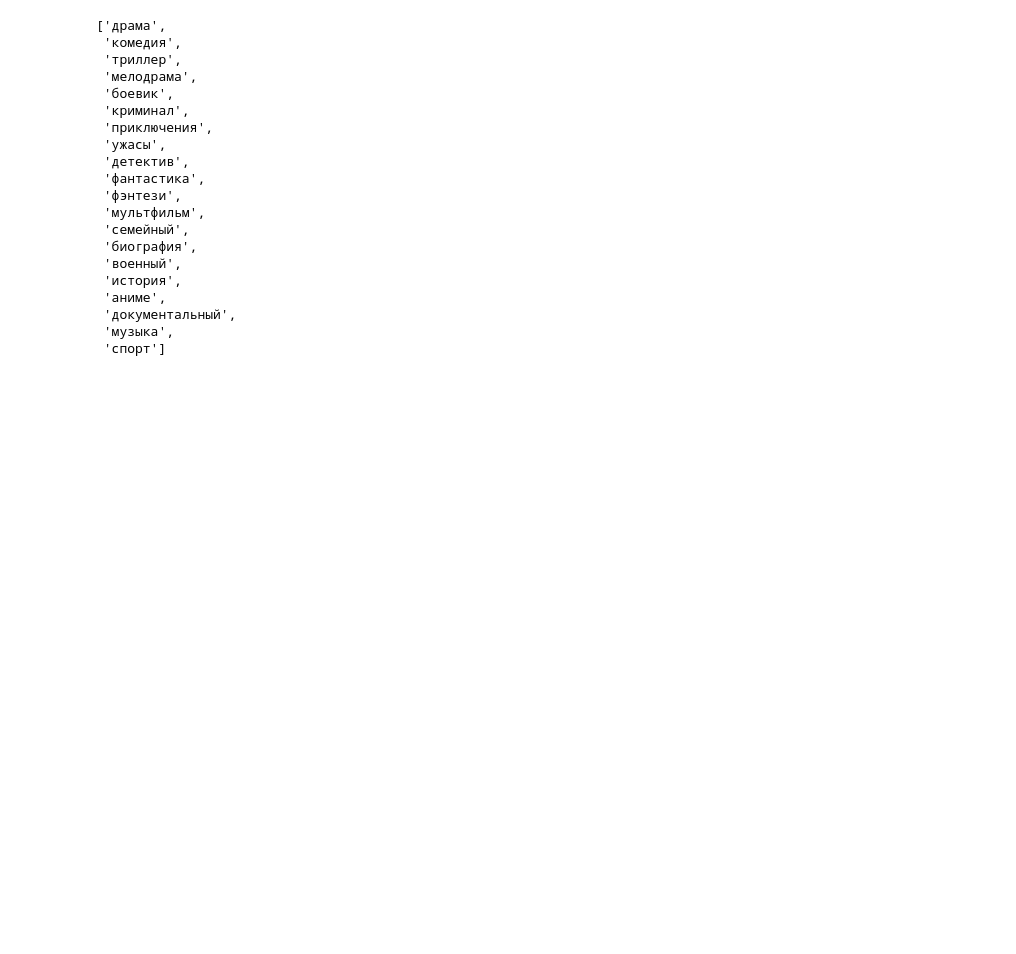
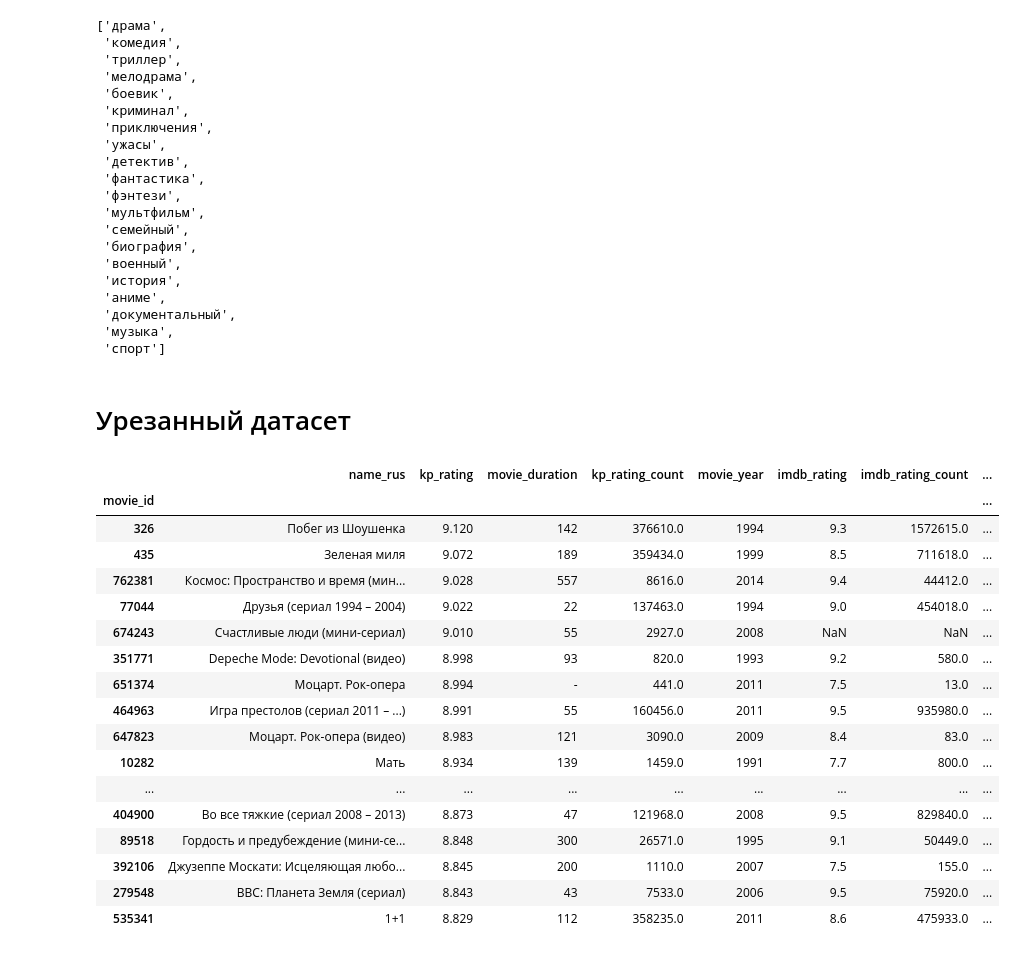
Before and after one commit to dann1erel/movie_rec_system, a Jupyter notebook: services/data_processing.ipynb, the cells around one changed output. Cells and saved outputs as stored; diff of their text form; code cells hidden in the pictures; blank space fills up the shorter version.

```diff
--- a/services/data_processing.ipynb
+++ b/services/data_processing.ipynb
@@ -155,3 +155,27 @@ get_genres(kp)
  'документальный',
  'музыка',
  'спорт']
+# %% [markdown]
+# Урезанный датасет
+# %%
+kp = kp.sort_values('kp_rating', ascending=False)
+kp.head(20)
+# %% [output]
+|  | name_rus | kp_rating | movie_duration | kp_rating_count | movie_year | imdb_rating | imdb_rating_count | ... |
+| movie_id |  |  |  |  |  |  |  | ... |
+| 326 | Побег из Шоушенка | 9.120 | 142 | 376610.0 | 1994 | 9.3 | 1572615.0 | ... |
+| 435 | Зеленая миля | 9.072 | 189 | 359434.0 | 1999 | 8.5 | 711618.0 | ... |
+| 762381 | Космос: Пространство и время (мин... | 9.028 | 557 | 8616.0 | 2014 | 9.4 | 44412.0 | ... |
+| 77044 | Друзья (сериал 1994 – 2004) | 9.022 | 22 | 137463.0 | 1994 | 9.0 | 454018.0 | ... |
+| 674243 | Счастливые люди (мини-сериал) | 9.010 | 55 | 2927.0 | 2008 | NaN | NaN | ... |
+| 351771 | Depeche Mode: Devotional (видео) | 8.998 | 93 | 820.0 | 1993 | 9.2 | 580.0 | ... |
+| 651374 | Моцарт. Рок-опера | 8.994 | - | 441.0 | 2011 | 7.5 | 13.0 | ... |
+| 464963 | Игра престолов (сериал 2011 – ...) | 8.991 | 55 | 160456.0 | 2011 | 9.5 | 935980.0 | ... |
+| 647823 | Моцарт. Рок-опера (видео) | 8.983 | 121 | 3090.0 | 2009 | 8.4 | 83.0 | ... |
+| 10282 | Мать | 8.934 | 139 | 1459.0 | 1991 | 7.7 | 800.0 | ... |
+| ... | ... | ... | ... | ... | ... | ... | ... | ... |
+| 404900 | Во все тяжкие (сериал 2008 – 2013) | 8.873 | 47 | 121968.0 | 2008 | 9.5 | 829840.0 | ... |
+| 89518 | Гордость и предубеждение (мини-се... | 8.848 | 300 | 26571.0 | 1995 | 9.1 | 50449.0 | ... |
+| 392106 | Джузеппе Москати: Исцеляющая любо... | 8.845 | 200 | 1110.0 | 2007 | 7.5 | 155.0 | ... |
+| 279548 | BBC: Планета Земля (сериал) | 8.843 | 43 | 7533.0 | 2006 | 9.5 | 75920.0 | ... |
+| 535341 | 1+1 | 8.829 | 112 | 358235.0 | 2011 | 8.6 | 475933.0 | ... |
```
Also changed, not shown: parts of 4 cells of this notebook, 5 other files.
